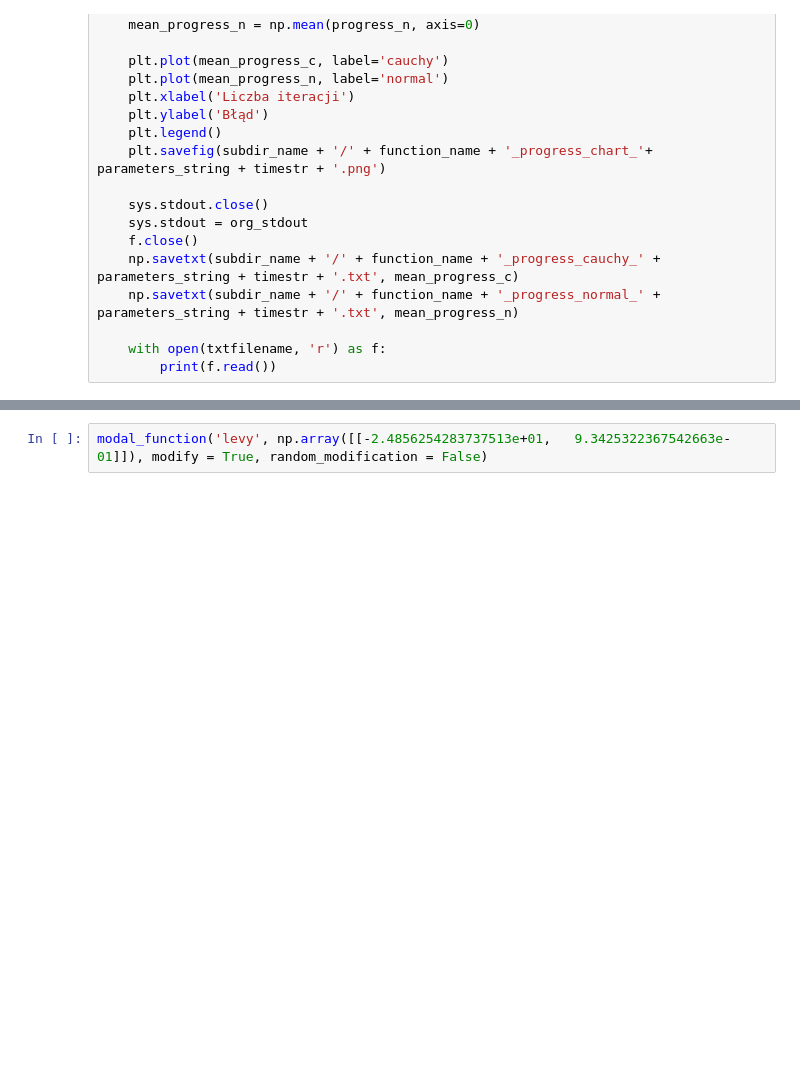
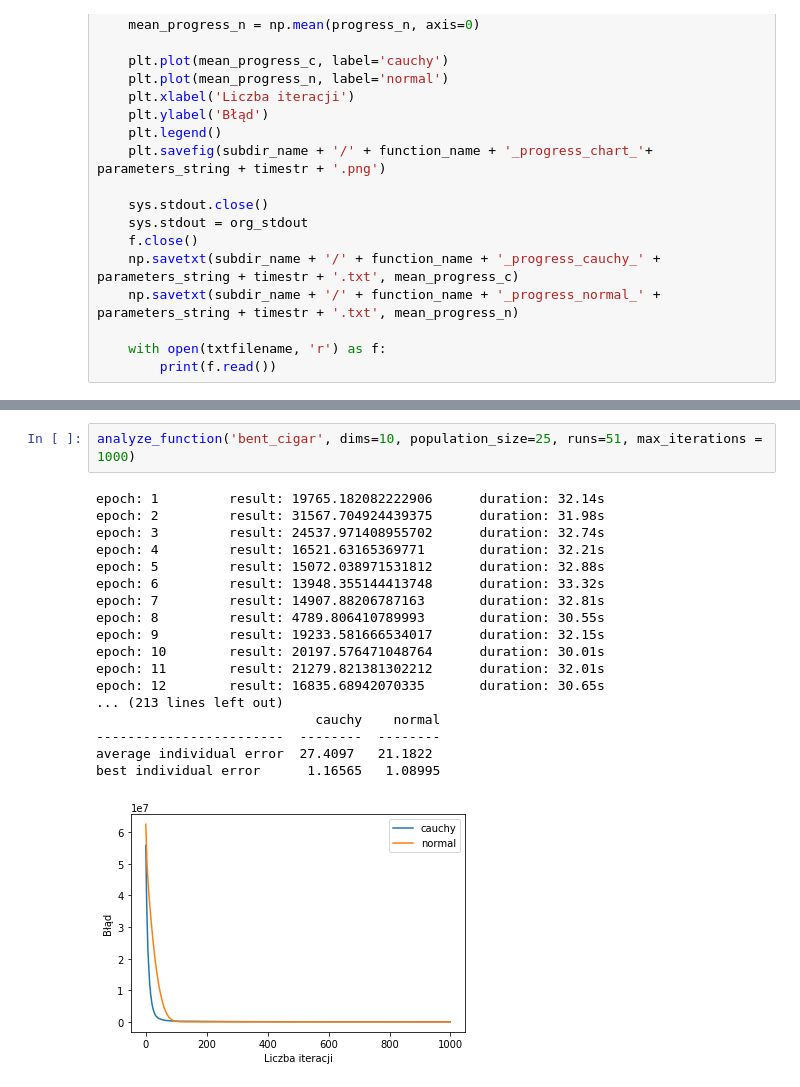
Before and after one commit to adamnapieralski/pszt-evolutionary-cauchy-searching, a Jupyter notebook: cec17_analyzer.ipynb, the cells around one changed output, grey strips where cells are left out. Drawn from its saved outputs; the diff is of its cells as text; blank space fills up the shorter version.

```diff
--- a/cec17_analyzer.ipynb
+++ b/cec17_analyzer.ipynb
@@ -128,2 +259,21 @@ analyze_function('schwefel', dims=10, population_size=50, runs=51, max_iteration
-# %%
-modal_function('levy', np.array([[-2.4856254283737513e+01,   9.3425322367542663e-01]]), modify = True, random_modification = False)
+# %%
+analyze_function('bent_cigar', dims=10, population_size=25, runs=51, max_iterations = 1000)
+# %% [output]
+epoch: 1         result: 19765.182082222906      duration: 32.14s
+epoch: 2         result: 31567.704924439375      duration: 31.98s
+epoch: 3         result: 24537.971408955702      duration: 32.74s
+epoch: 4         result: 16521.63165369771       duration: 32.21s
+epoch: 5         result: 15072.038971531812      duration: 32.88s
+epoch: 6         result: 13948.355144413748      duration: 33.32s
+epoch: 7         result: 14907.88206787163       duration: 32.81s
+epoch: 8         result: 4789.806410789993       duration: 30.55s
+epoch: 9         result: 19233.581666534017      duration: 32.15s
+epoch: 10        result: 20197.576471048764      duration: 30.01s
+epoch: 11        result: 21279.821381302212      duration: 32.01s
+epoch: 12        result: 16835.68942070335       duration: 30.65s
+... (213 lines left out)
+                            cauchy    normal
+------------------------  --------  --------
+average individual error  27.4097   21.1822
+best individual error      1.16565   1.08995
+[figure, added]
```
Also changed, not shown: parts of 11 cells of this notebook, 36 other files.
